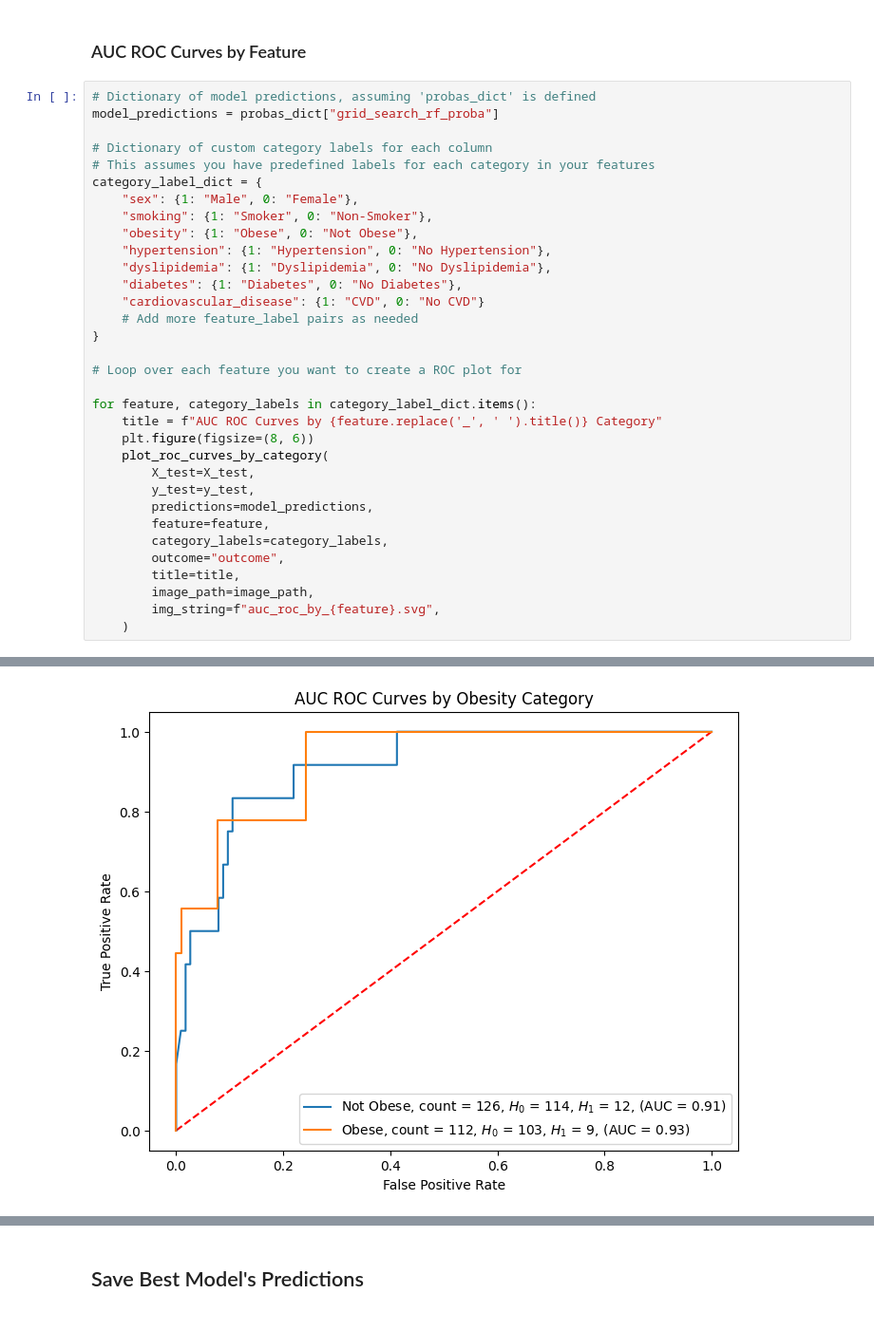
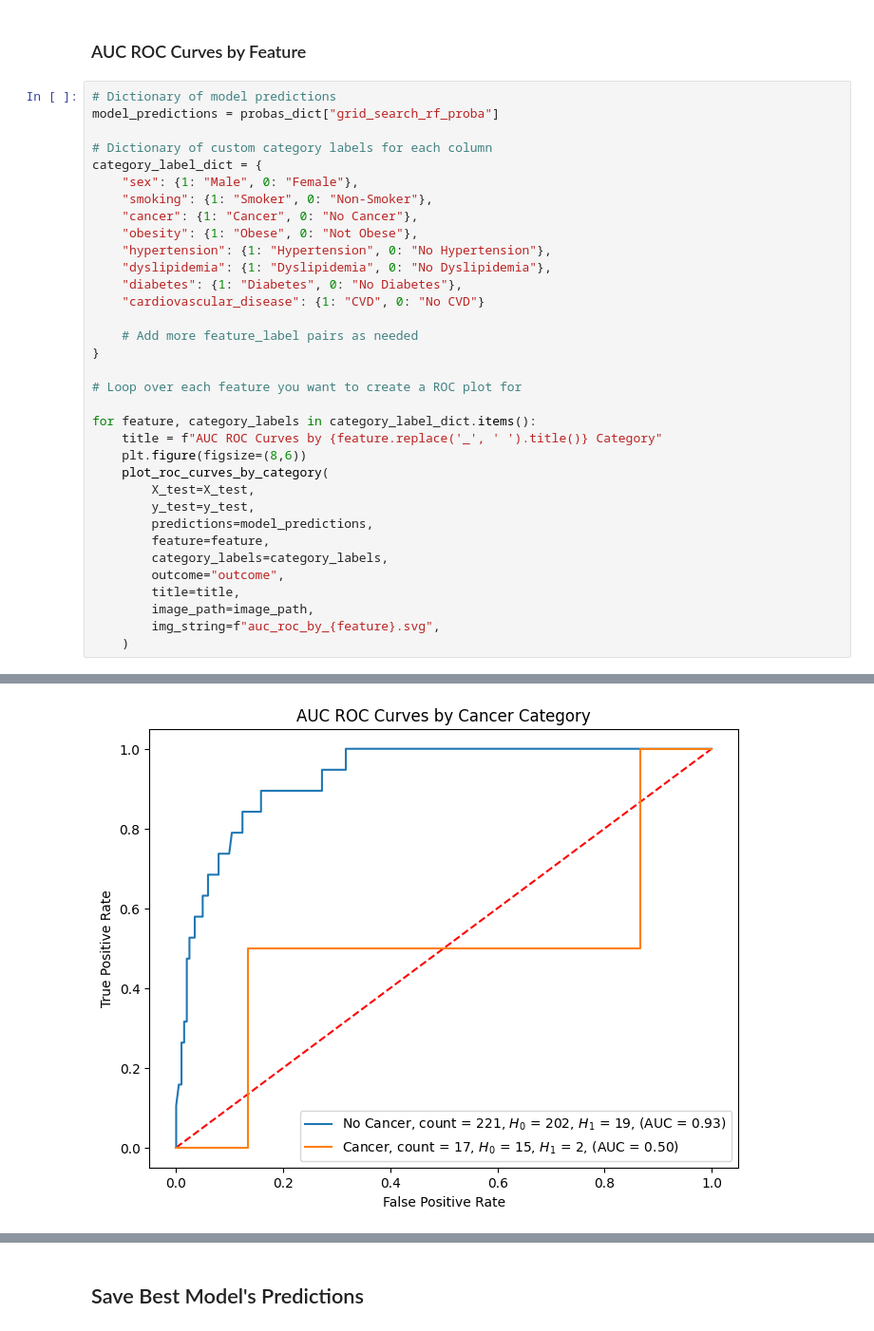
Before and after one commit to lshpaner/ckd_uae, a Jupyter notebook: CKD_UAE_Modeling.ipynb, the cells around one changed output, grey strips where cells are left out. Shown at 95% size. Cells and saved outputs as stored; diff of their text form.

```diff
--- a/CKD_UAE_Modeling.ipynb
+++ b/CKD_UAE_Modeling.ipynb
@@ -533,39 +592,40 @@ metrics_df
 # %% [markdown]
 ### AUC ROC Curves by Feature
 # %%
-# Dictionary of model predictions, assuming 'probas_dict' is defined
+# Dictionary of model predictions
 model_predictions = probas_dict["grid_search_rf_proba"]
 
 # Dictionary of custom category labels for each column
-# This assumes you have predefined labels for each category in your features
 category_label_dict = {
     "sex": {1: "Male", 0: "Female"},
     "smoking": {1: "Smoker", 0: "Non-Smoker"},
+    "cancer": {1: "Cancer", 0: "No Cancer"},
     "obesity": {1: "Obese", 0: "Not Obese"},
     "hypertension": {1: "Hypertension", 0: "No Hypertension"},
     "dyslipidemia": {1: "Dyslipidemia", 0: "No Dyslipidemia"},
     "diabetes": {1: "Diabetes", 0: "No Diabetes"},
     "cardiovascular_disease": {1: "CVD", 0: "No CVD"}
+
     # Add more feature_label pairs as needed
 }
 
 # Loop over each feature you want to create a ROC plot for
 
 for feature, category_labels in category_label_dict.items():
     title = f"AUC ROC Curves by {feature.replace('_', ' ').title()} Category"
-    plt.figure(figsize=(8, 6))
+    plt.figure(figsize=(8,6))
     plot_roc_curves_by_category(
         X_test=X_test,
         y_test=y_test,
         predictions=model_predictions,
         feature=feature,
         category_labels=category_labels,
         outcome="outcome",
         title=title,
         image_path=image_path,
         img_string=f"auc_roc_by_{feature}.svg",
     )
 # %% [output]
 [figure]
 [figure]
-[figure, old version]
+[figure, new version]
```
Also changed, not shown: parts of 18 cells of this notebook.
